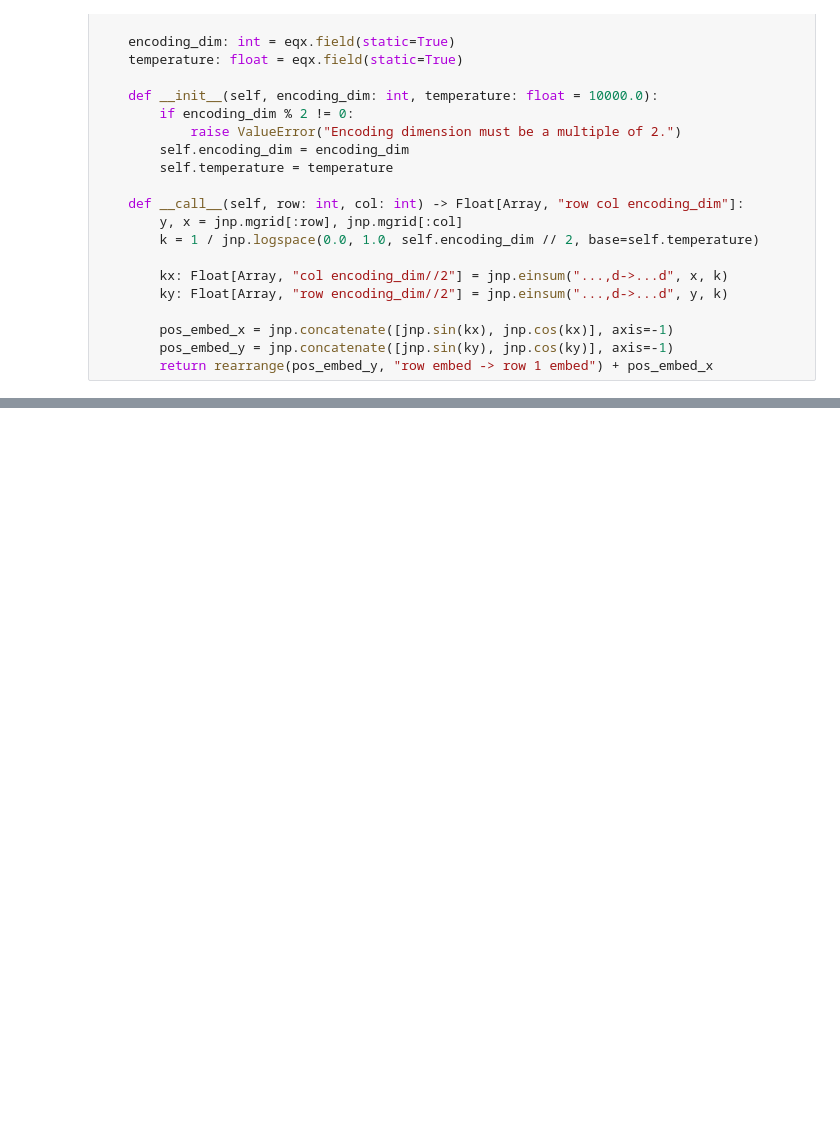
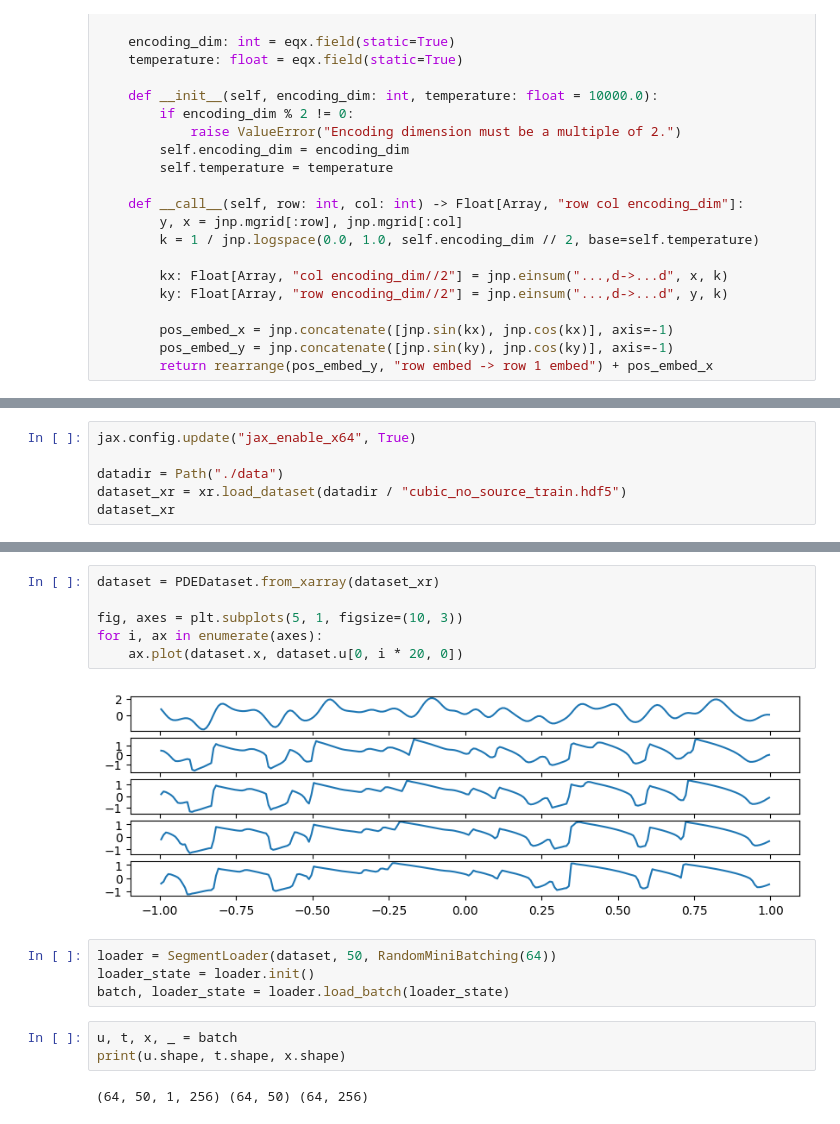
Before and after one commit to xx257xx/CONTEXT_FLUX_NO, a Jupyter notebook: iconfluxno_jax.ipynb, the cells around one changed output, grey strips where cells are left out. Saved outputs shown, nothing was run; the diff lists cells and outputs as text; blank space fills up the shorter version.

```diff
--- a/iconfluxno_jax.ipynb
+++ b/iconfluxno_jax.ipynb
@@ -420,0 +457,6 @@ class ViTContextHyperFluxFNO(eqx.Module):
+# %%
+jax.config.update("jax_enable_x64", True)
+
+datadir = Path("./data")
+dataset_xr = xr.load_dataset(datadir / "cubic_no_source_train.hdf5")
+dataset_xr
@@ -420,0 +475,17 @@ class ViTContextHyperFluxFNO(eqx.Module):
+# %%
+dataset = PDEDataset.from_xarray(dataset_xr)
+
+fig, axes = plt.subplots(5, 1, figsize=(10, 3))
+for i, ax in enumerate(axes):
+    ax.plot(dataset.x, dataset.u[0, i * 20, 0])
+# %% [output]
+[figure, added]
+# %%
+loader = SegmentLoader(dataset, 50, RandomMiniBatching(64))
+loader_state = loader.init()
+batch, loader_state = loader.load_batch(loader_state)
+# %%
+u, t, x, _ = batch
+print(u.shape, t.shape, x.shape)
+# %% [output]
+(64, 50, 1, 256) (64, 50) (64, 256)
```
Also changed, not shown: parts of 11 cells of this notebook, 8 other files.
